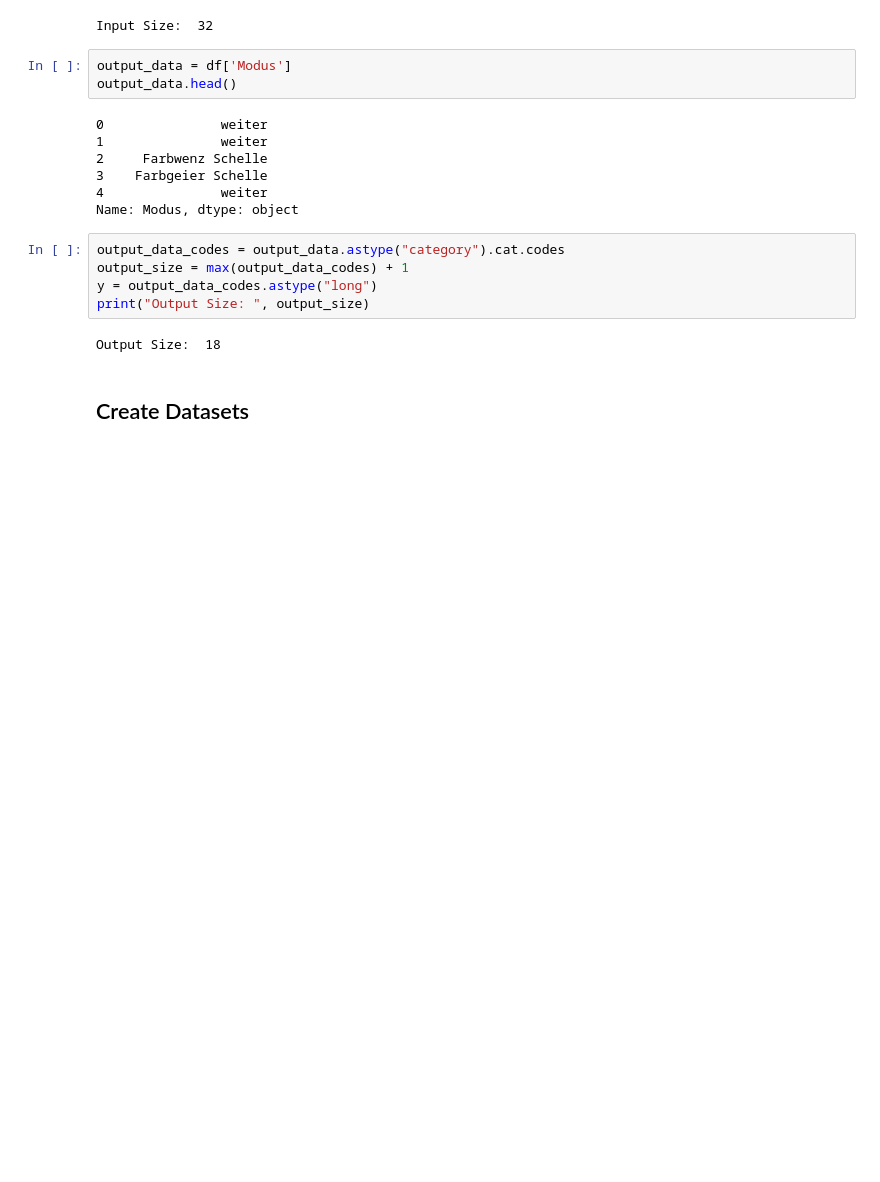
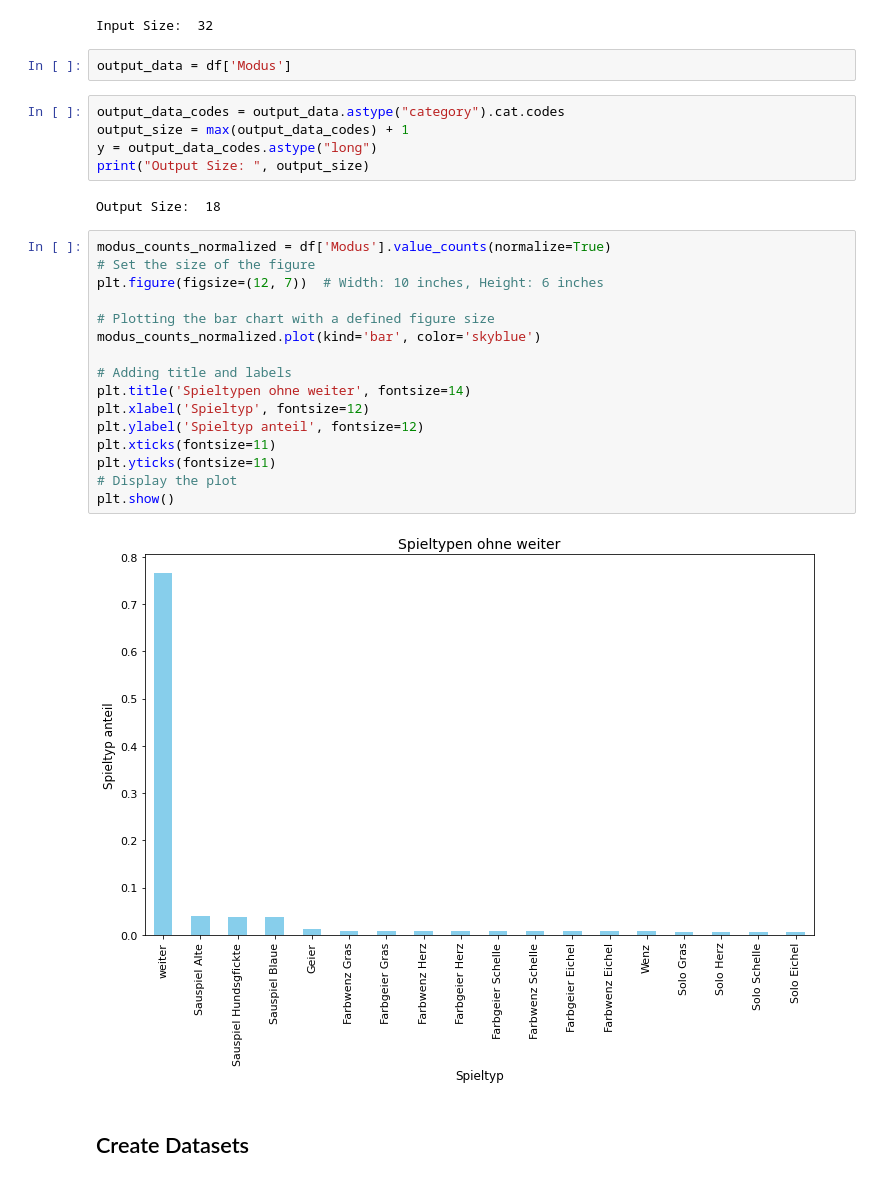
Before and after one commit to AllCatchingEye/GamesEngineering-Server, a Jupyter notebook: src/ai/select_game_type/training/train_simple_classifier.ipynb, the cells around one changed output. Cells and saved outputs as stored; diff of their text form; blank space fills up the shorter version.

```diff
--- a/src/ai/select_game_type/training/train_simple_classifier.ipynb
+++ b/src/ai/select_game_type/training/train_simple_classifier.ipynb
@@ -88,14 +77,6 @@ print("Input Size: ", input_size)
 Input Size:  32
 # %%
 output_data = df['Modus']
-output_data.head()
-# %% [output]
-0               weiter
-1               weiter
-2     Farbwenz Schelle
-3    Farbgeier Schelle
-4               weiter
-Name: Modus, dtype: object
 # %%
 output_data_codes = output_data.astype("category").cat.codes
 output_size = max(output_data_codes) + 1
@@ -103,6 +84,24 @@ y = output_data_codes.astype("long")
 print("Output Size: ", output_size)
 # %% [output]
 Output Size:  18
+# %%
+modus_counts_normalized = df['Modus'].value_counts(normalize=True)
+# Set the size of the figure
+plt.figure(figsize=(12, 7))  # Width: 10 inches, Height: 6 inches
+
+# Plotting the bar chart with a defined figure size
+modus_counts_normalized.plot(kind='bar', color='skyblue')
+
+# Adding title and labels
+plt.title('Spieltypen ohne weiter', fontsize=14)
+plt.xlabel('Spieltyp', fontsize=12)
+plt.ylabel('Spieltyp anteil', fontsize=12)
+plt.xticks(fontsize=11)
+plt.yticks(fontsize=11)
+# Display the plot
+plt.show()
+# %% [output]
+[figure, added]
 # %% [markdown]
 ## Create Datasets
 # %%
```
Also changed, not shown: parts of 6 cells of this notebook, 4 other files.
